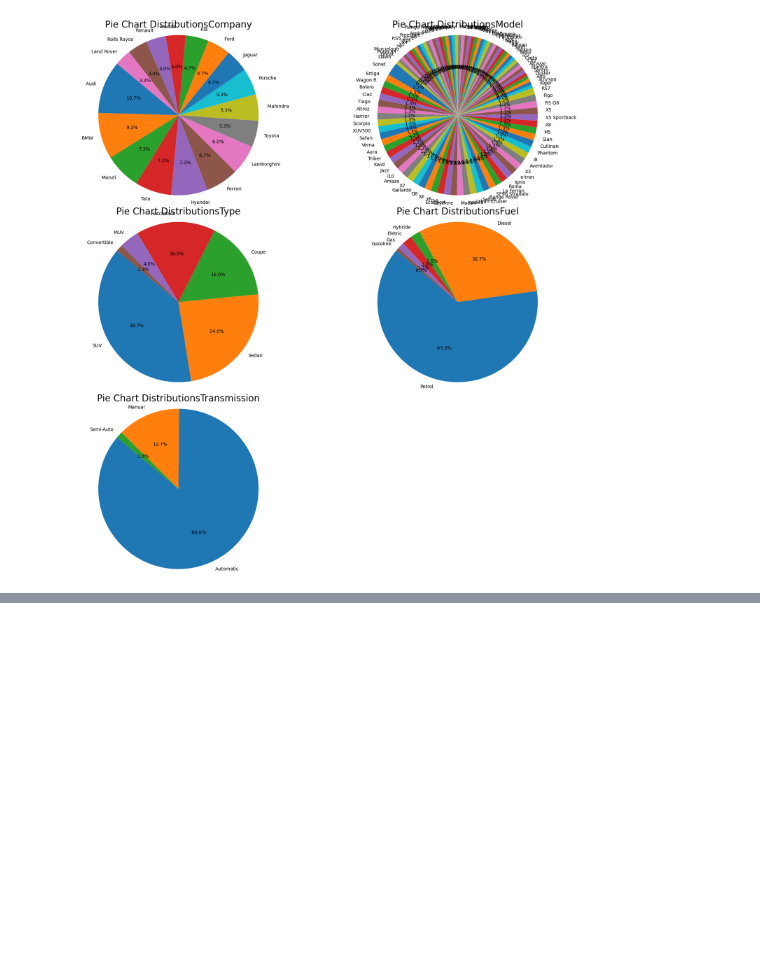
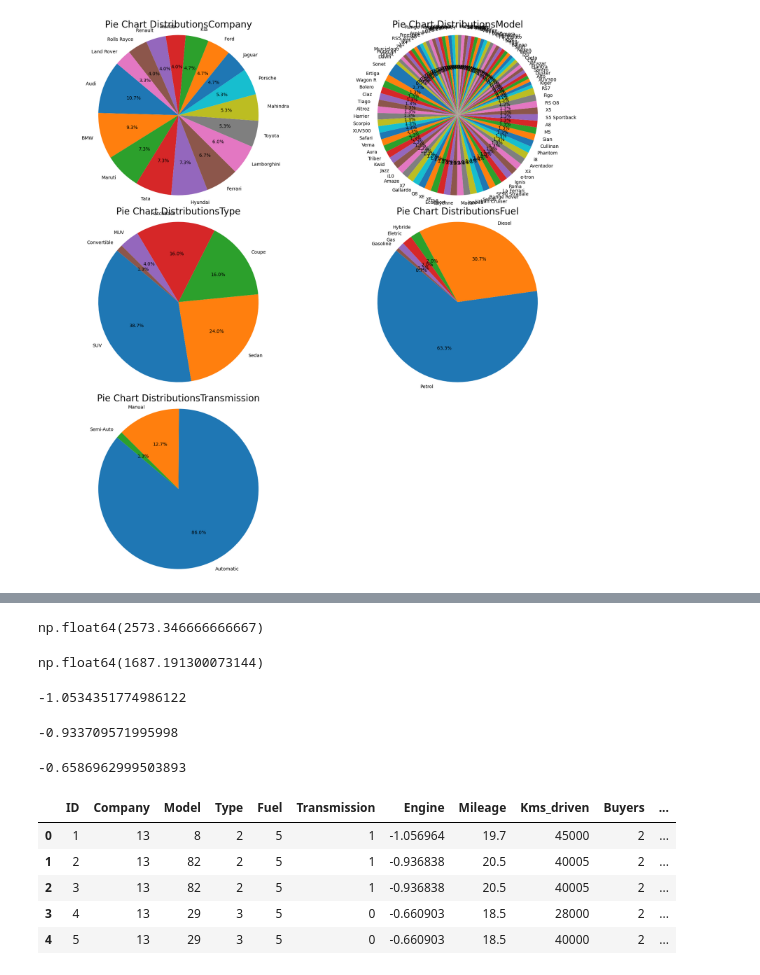
Before and after one commit to potat0ka/project, a Jupyter notebook: Car_Price_pridiction.ipynb, the cells around one changed output, grey strips where cells are left out. Cells and saved outputs as stored; diff of their text form; code cells hidden in the pictures; blank space fills up the shorter version.

```diff
--- a/Car_Price_pridiction.ipynb
+++ b/Car_Price_pridiction.ipynb
@@ -220,0 +278,5 @@ plt.show()
+# %%
+from sklearn.preprocessing import LabelEncoder
+le=LabelEncoder()
+for col in catogerical_columns:
+    df[col]=le.fit_transform(df[col])
@@ -220,0 +310,33 @@ plt.show()
+# %%
+df['Engine'].mean()
+# %% [output]
+np.float64(2573.346666666667)
+# %%
+df['Engine'].std()
+# %% [output]
+np.float64(1687.191300073144)
+# %%
+(796-2573.346666666667)/1687.191300073144
+# %% [output]
+-1.0534351774986122
+# %%
+(998-2573.346666666667)/1687.191300073144
+# %% [output]
+-0.933709571995998
+# %%
+(1462-2573.346666666667)/1687.191300073144
+# %% [output]
+-0.6586962999503893
+# %%
+from sklearn.preprocessing import StandardScaler
+scaler=StandardScaler()
+df['Engine']=scaler.fit_transform(df[['Engine']])
+# %%
+df.head()
+# %% [output]
+|  | ID | Company | Model | Type | Fuel | Transmission | Engine | Mileage | Kms_driven | Buyers | ... |
+| 0 | 1 | 13 | 8 | 2 | 5 | 1 | -1.056964 | 19.7 | 45000 | 2 | ... |
+| 1 | 2 | 13 | 82 | 2 | 5 | 1 | -0.936838 | 20.5 | 40005 | 2 | ... |
+| 2 | 3 | 13 | 82 | 2 | 5 | 1 | -0.936838 | 20.5 | 40005 | 2 | ... |
+| 3 | 4 | 13 | 29 | 3 | 5 | 0 | -0.660903 | 18.5 | 28000 | 2 | ... |
+| 4 | 5 | 13 | 29 | 3 | 5 | 0 | -0.660903 | 18.5 | 40000 | 2 | ... |
```
Also changed, not shown: parts of 10 cells of this notebook.
